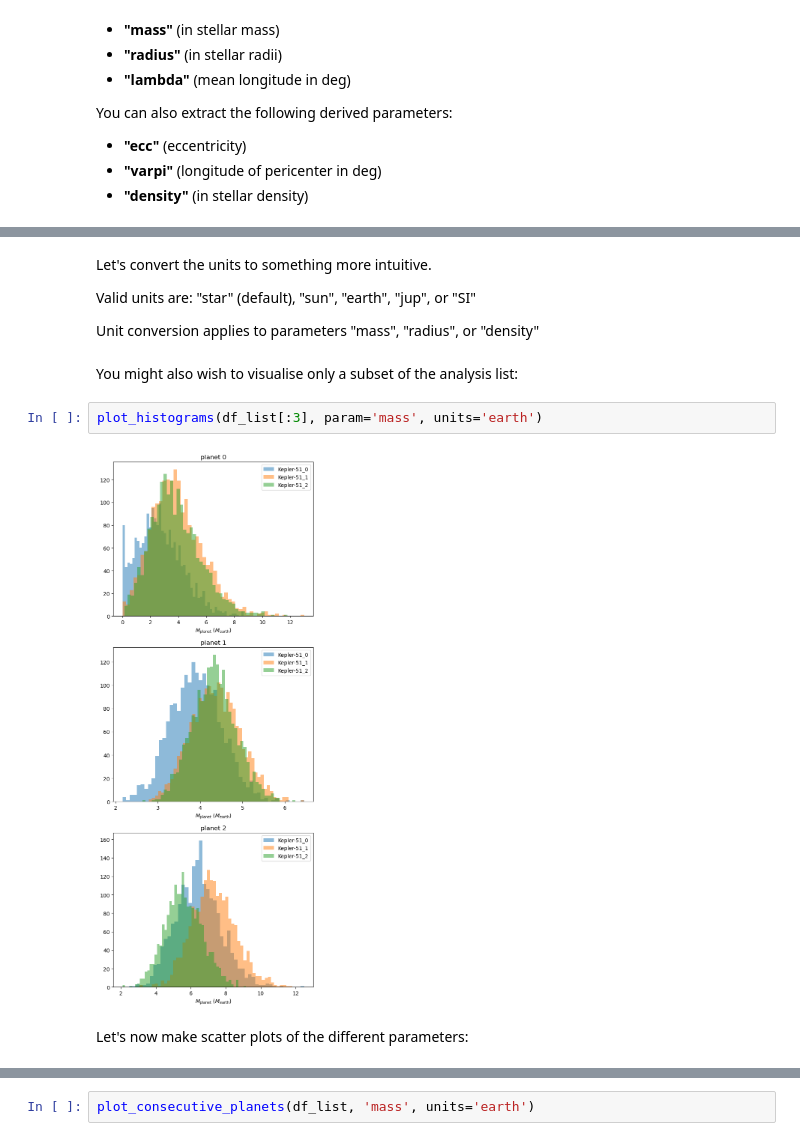
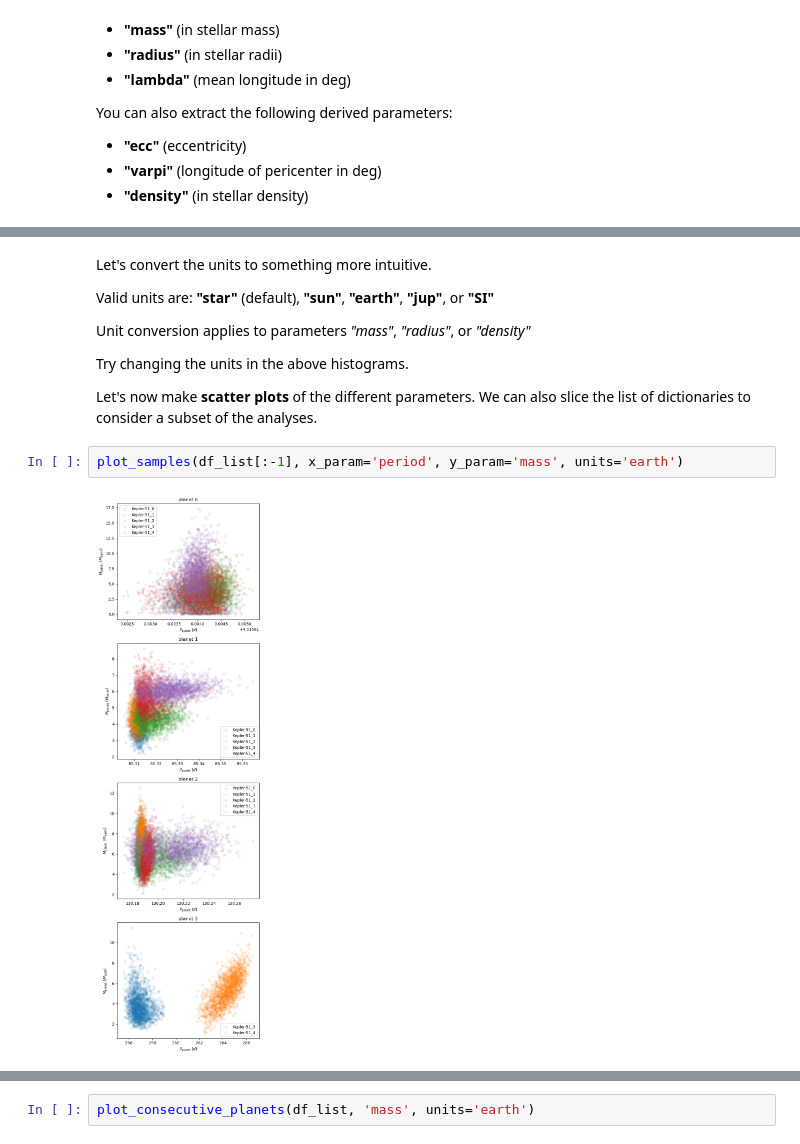
Before and after one commit to adleleu/resonantstate, a Jupyter notebook: nbs/notebook_obs_analysis.ipynb, the cells around one changed output, grey strips where cells are left out. Saved outputs shown, nothing was run; the diff lists cells and outputs as text.

```diff
--- a/nbs/notebook_obs_analysis.ipynb
+++ b/nbs/notebook_obs_analysis.ipynb
@@ -200,14 +200,14 @@ plot_histograms(df_list, param='mass')
 # %% [markdown]
 Let's convert the units to something more intuitive.
 
-Valid units are: "star" (default), "sun", "earth", "jup", or "SI"
+Valid units are: **"star"** (default), **"sun"**, **"earth"**, **"jup"**, or **"SI"**
 
-Unit conversion applies to parameters "mass", "radius", or "density"
+Unit conversion applies to parameters *"mass"*, *"radius"*, or *"density"*
+
+Try changing the units in the above histograms.
+
+Let's now make **scatter plots** of the different parameters. We can also slice the list of dictionaries to consider a subset of the analyses.
-# %% [markdown]
-You might also wish to visualise only a subset of the analysis list:
 # %%
-plot_histograms(df_list[:3], param='mass', units='earth')
+plot_samples(df_list[:-1], x_param='period', y_param='mass', units='earth')
 # %% [output]
-[figure, old version]
+[figure, new version]
-# %% [markdown]
-Let's now make scatter plots of the different parameters:
```
Also changed, not shown: parts of 23 cells of this notebook.
